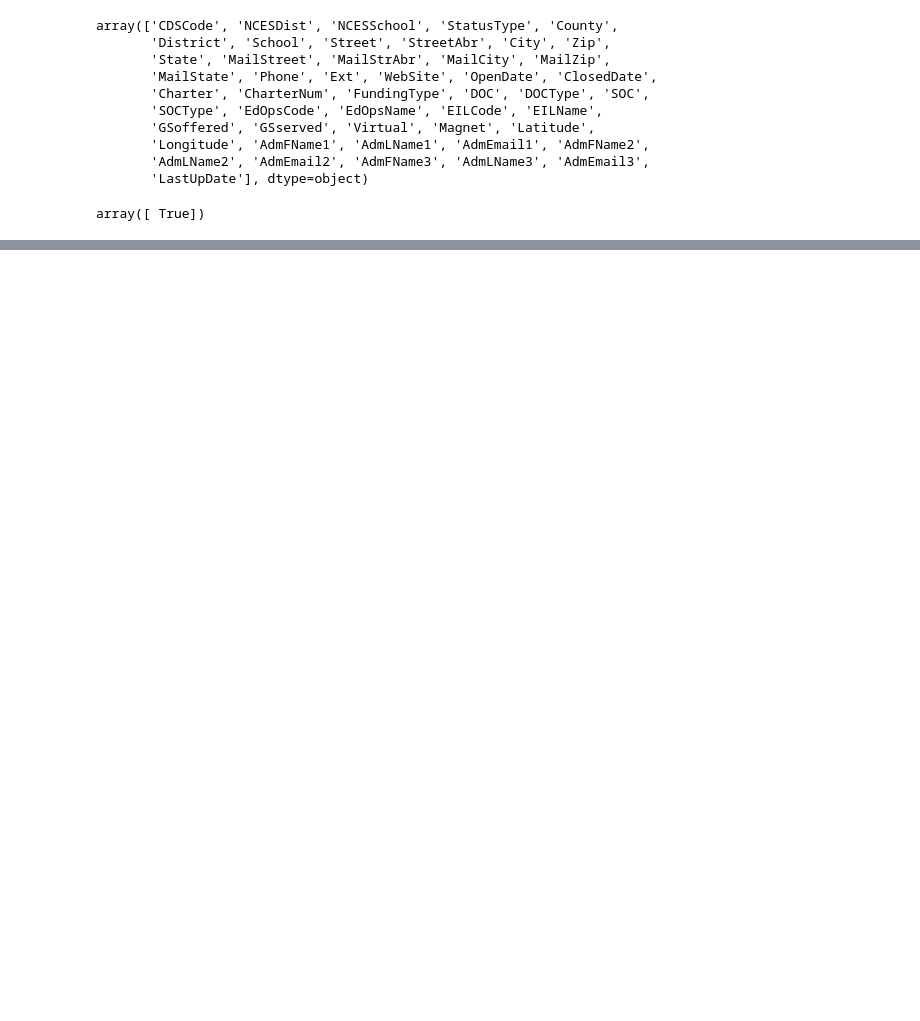
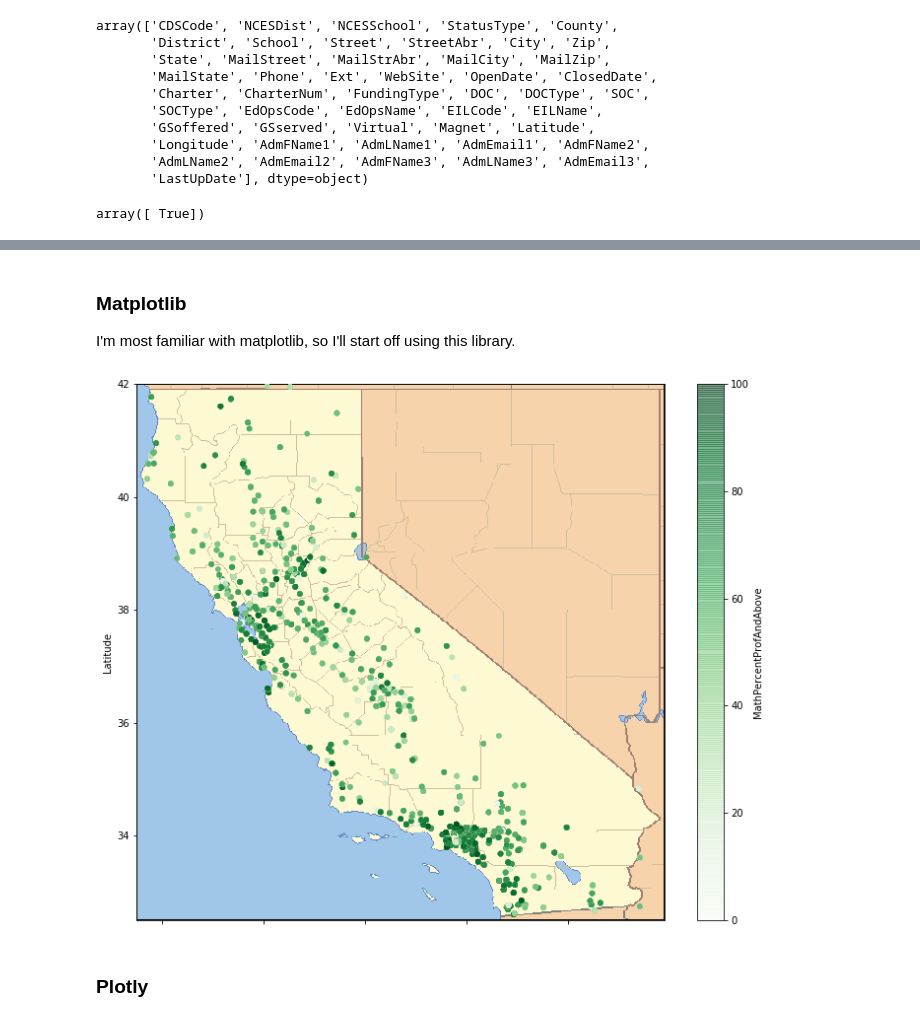
Before and after one commit to kimberlyma/ca-school-data-pipeline, a Jupyter notebook: CA Data Exploration.ipynb, the cells around one changed output, grey strips where cells are left out. Drawn from its saved outputs; the diff is of its cells as text; code cells hidden in the pictures; blank space fills up the shorter version.

Commit message:
First draft of matplotlib viz

```diff
--- a/CA Data Exploration.ipynb
+++ b/CA Data Exploration.ipynb
@@ -129,7 +177,7 @@ cahsee_15.loc[cahsee_15['SchoolName'] == 'Alameda High', 'CDSCode'].unique() ==
 # %% [output]
 array([ True])
 # %%
-test = pd.merge(cahsee_15, ca_directory.loc[:, ['CDSCode', 'Street', 'City', 'Zip','Latitude', 'Longitude']],
+geo_cahsee_15 = pd.merge(cahsee_15, ca_directory.loc[:, ['CDSCode', 'Street', 'City', 'Zip','Latitude', 'Longitude']],
                 left_on = 'CDSCode', right_on = 'CDSCode', how = 'inner')
-cahsee_15.shape[0] - test.shape[0]
+geo_cahsee_15.loc[geo_cahsee_15.Latitude == (geo_cahsee_15['Latitude'].max())]
 # %% [output]
@@ -136,0 +206,24 @@ cahsee_15.shape[0] - test.shape[0]
+# %% [markdown]
+### Matplotlib
+
+I'm most familiar with matplotlib, so I'll start off using this library.
+# %%
+import matplotlib.pyplot as plt
+import matplotlib.image as mpimg
+
+district_data = geo_cahsee_15.loc[geo_cahsee_15['RecordType'] == 'district']
+
+img=mpimg.imread('california.png')
+
+ax = district_data.plot(x='Longitude', y='Latitude', kind='scatter', alpha=0.5,
+         c= 'MathPercentProfAndAbove', cmap=plt.get_cmap("Greens"), colorbar=True,
+         zorder=5, figsize=(12,10) )
+
+plt.imshow(img,aspect = 'auto',
+          extent = [-124.5, -114.12, 32.51, 42.0])
+
+plt.show()
+# %% [output]
+[figure, added]
+# %% [markdown]
+### Plotly
```
Also changed, not shown: parts of 9 cells of this notebook, 1 other file.
